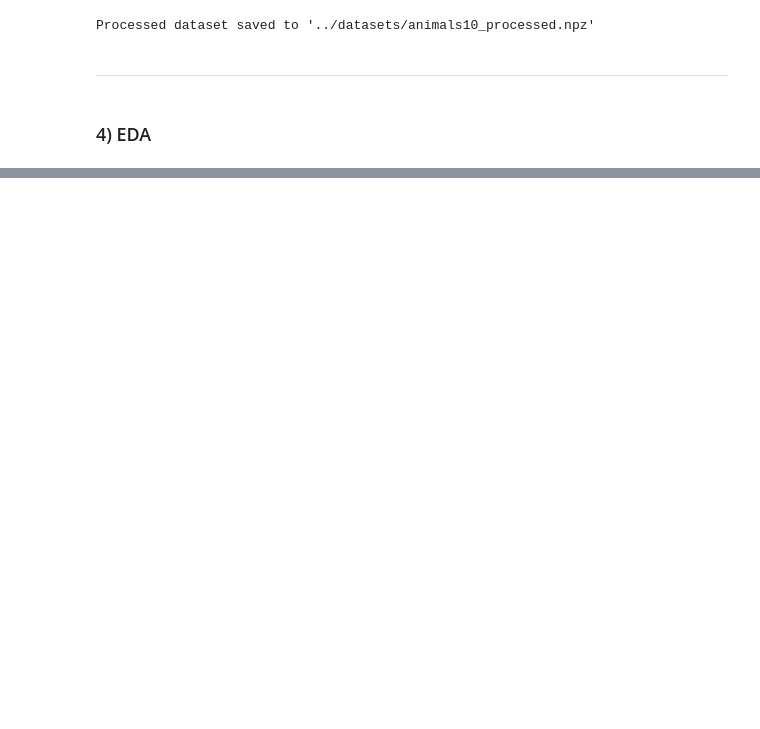
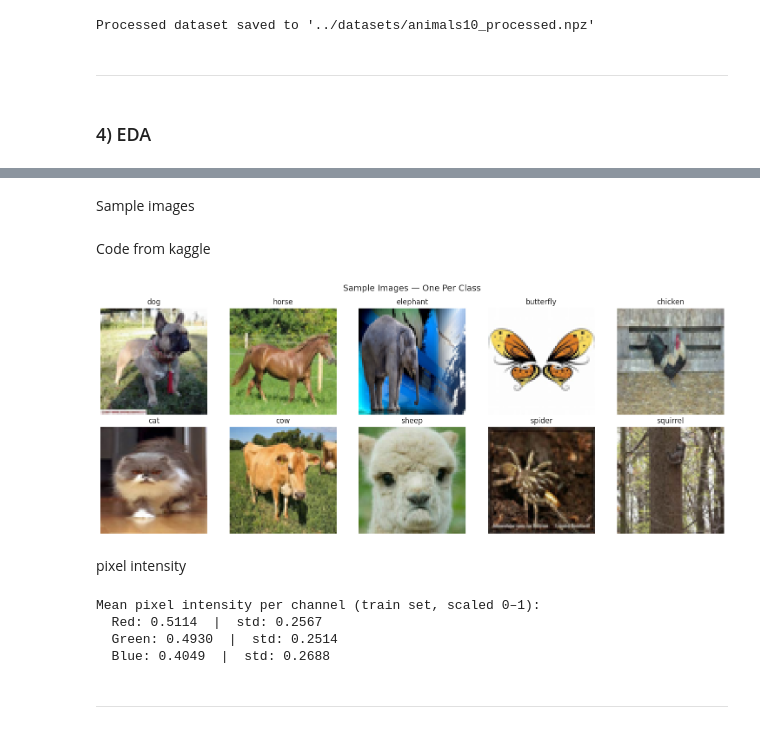
Before and after one commit to JackB999/Coursework-2-M32895-2025-26-, a Jupyter notebook: jupyter_notebooks/Coursework2.ipynb, the cells around one changed output, grey strips where cells are left out. Cells and saved outputs as stored; diff of their text form; code cells hidden in the pictures; blank space fills up the shorter version.

```diff
--- a/jupyter_notebooks/Coursework2.ipynb
+++ b/jupyter_notebooks/Coursework2.ipynb
@@ -157,7 +157,7 @@ DATASET_PATH = find_animals10_image_dir(DOWNLOAD_PATH, LABEL_MAP)
 
 CLASS_NAMES = list(LABEL_MAP.values())
 N_LABELS    = len(CLASS_NAMES)
-IMG_SIZE    = 28  # Resize all images to 64x64 pixels
+IMG_SIZE    = 64 #Resize all images to 64x64 pixels
 
 print(f"Download path: {DOWNLOAD_PATH}")
 print(f"Using image folder: {DATASET_PATH}")
@@ -420,0 +471,38 @@ Processed dataset saved to '../datasets/animals10_processed.npz'
+# %% [markdown]
+Sample images
+# %% [markdown]
+Code from kaggle
+# %%
+sns.set_style('white')
+fig, axes = plt.subplots(2, 5, figsize=(15, 6))
+axes = axes.flatten()
+
+for class_idx in range(N_LABELS):
+    # Find first occurrence of this class in train set
+    match_indices = np.where(y_train == class_idx)[0]
+    if len(match_indices) > 0:
+        sample_img = X_train[match_indices[0]]
+        axes[class_idx].imshow(sample_img)
+        axes[class_idx].set_title(CLASS_NAMES[class_idx])
+        axes[class_idx].axis('off')
+
+plt.suptitle('Sample Images — One Per Class', fontsize=14)
+plt.tight_layout()
+plt.show()
+# %% [output]
+[figure, added]
+# %% [markdown]
+pixel intensity
+# %%
+# Mean pixel intensity per channel (R, G, B)
+channel_names = ['Red', 'Green', 'Blue']
+print("Mean pixel intensity per channel (train set, scaled 0–1):")
+for i, ch in enumerate(channel_names):
+    print(f"  {ch}: {X_train[:, :, :, i].mean():.4f}  |  std: {X_train[:, :, :, i].std():.4f}")
+# %% [output]
+Mean pixel intensity per channel (train set, scaled 0–1):
+  Red: 0.5114  |  std: 0.2567
+  Green: 0.4930  |  std: 0.2514
+  Blue: 0.4049  |  std: 0.2688
+# %% [markdown]
+---
```
Also changed, not shown: parts of 9 cells of this notebook, 1 other file.
